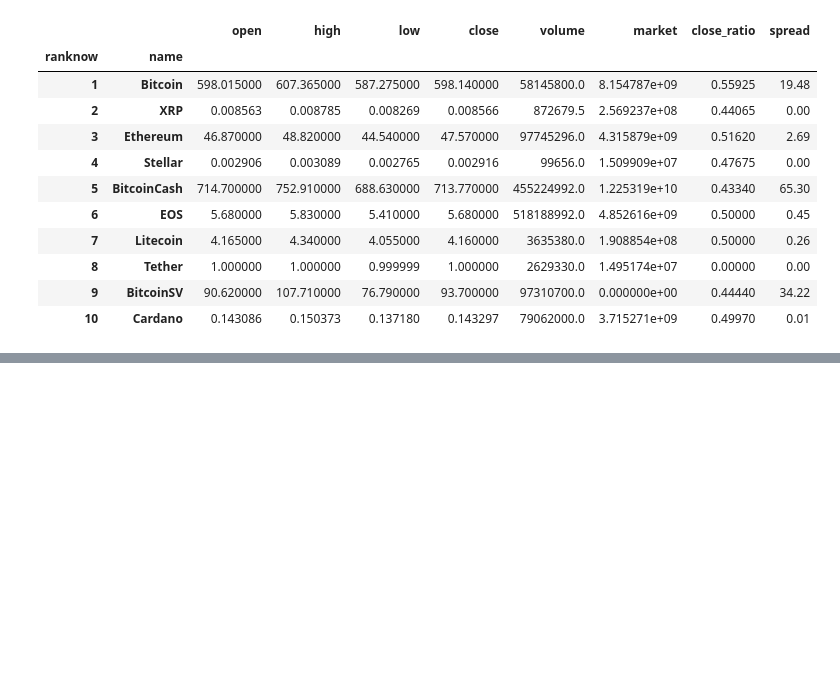
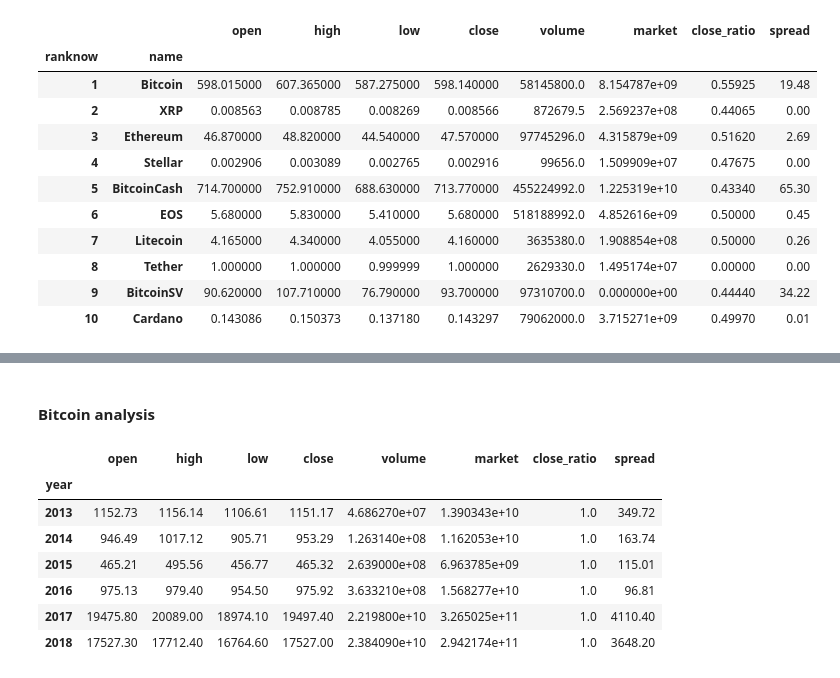
Before and after one commit to anupghosh-git/crypto-markets-data-analysis, a Jupyter notebook: Crypto-markets-data-analysis.ipynb, the cells around one changed output, grey strips where cells are left out. Drawn from its saved outputs; the diff is of its cells as text; code cells hidden in the pictures; blank space fills up the shorter version.

```diff
--- a/Crypto-markets-data-analysis.ipynb
+++ b/Crypto-markets-data-analysis.ipynb
@@ -275,0 +303,21 @@ df_date_year
+# %% [markdown]
+#### Bitcoin analysis
+# %%
+
+df_year  = df_cr.copy()
+df_year['year'] = df_cr.date.str.slice(0,4).astype(int)
+# %%
+df_bitcoin = df_year[df_year['symbol'] == 'BTC']
+df_bitcoin = df_bitcoin.iloc[:,5:]
+# %%
+df_btc_yearly_breakdown = df_bitcoin.groupby(by=['year'])
+df_btc_yearly_breakdown.max()
+# %% [output]
+|  | open | high | low | close | volume | market | close_ratio | spread |
+| year |  |  |  |  |  |  |  |  |
+| 2013 | 1152.73 | 1156.14 | 1106.61 | 1151.17 | 4.686270e+07 | 1.390343e+10 | 1.0 | 349.72 |
+| 2014 | 946.49 | 1017.12 | 905.71 | 953.29 | 1.263140e+08 | 1.162053e+10 | 1.0 | 163.74 |
+| 2015 | 465.21 | 495.56 | 456.77 | 465.32 | 2.639000e+08 | 6.963785e+09 | 1.0 | 115.01 |
+| 2016 | 975.13 | 979.40 | 954.50 | 975.92 | 3.633210e+08 | 1.568277e+10 | 1.0 | 96.81 |
+| 2017 | 19475.80 | 20089.00 | 18974.10 | 19497.40 | 2.219800e+10 | 3.265025e+11 | 1.0 | 4110.40 |
+| 2018 | 17527.30 | 17712.40 | 16764.60 | 17527.00 | 2.384090e+10 | 2.942174e+11 | 1.0 | 3648.20 |
```
Also changed, not shown: parts of 15 cells of this notebook.
